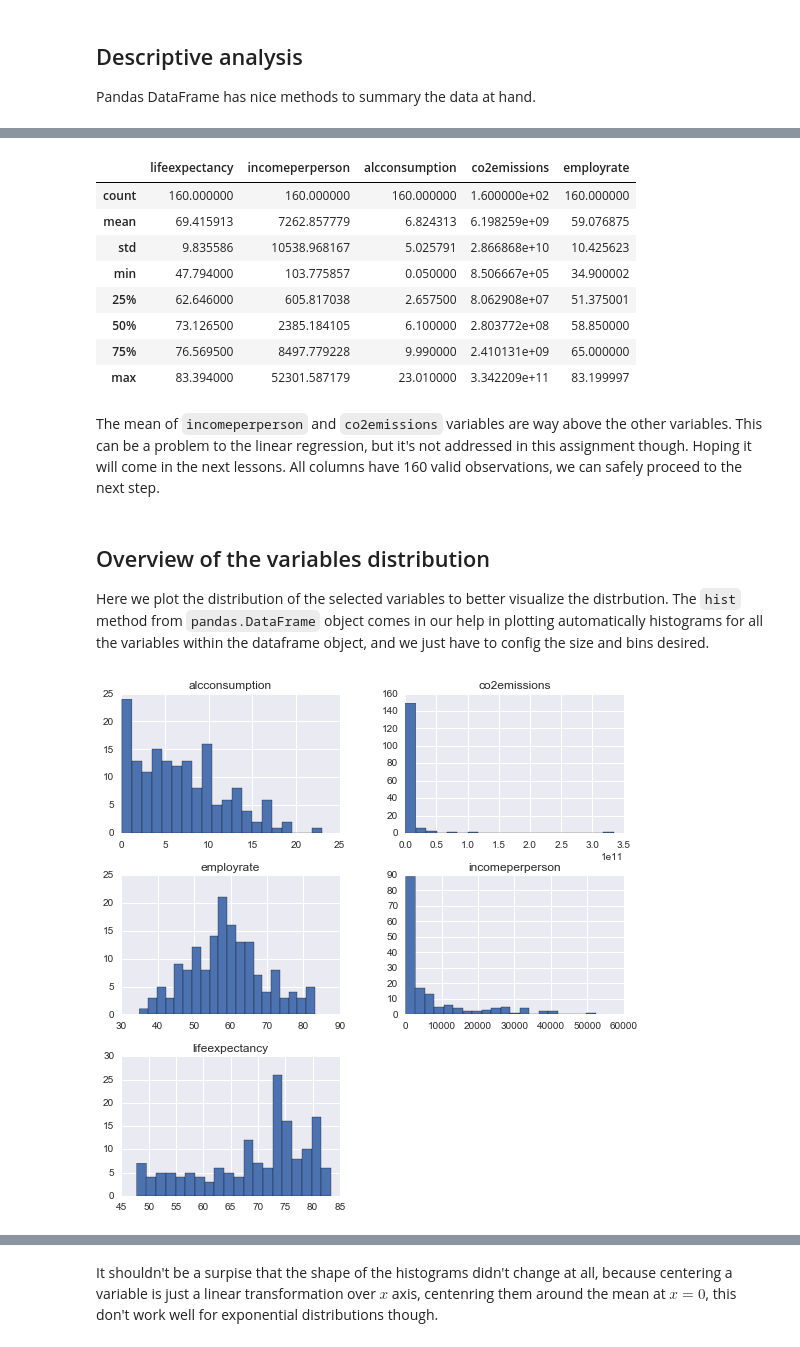
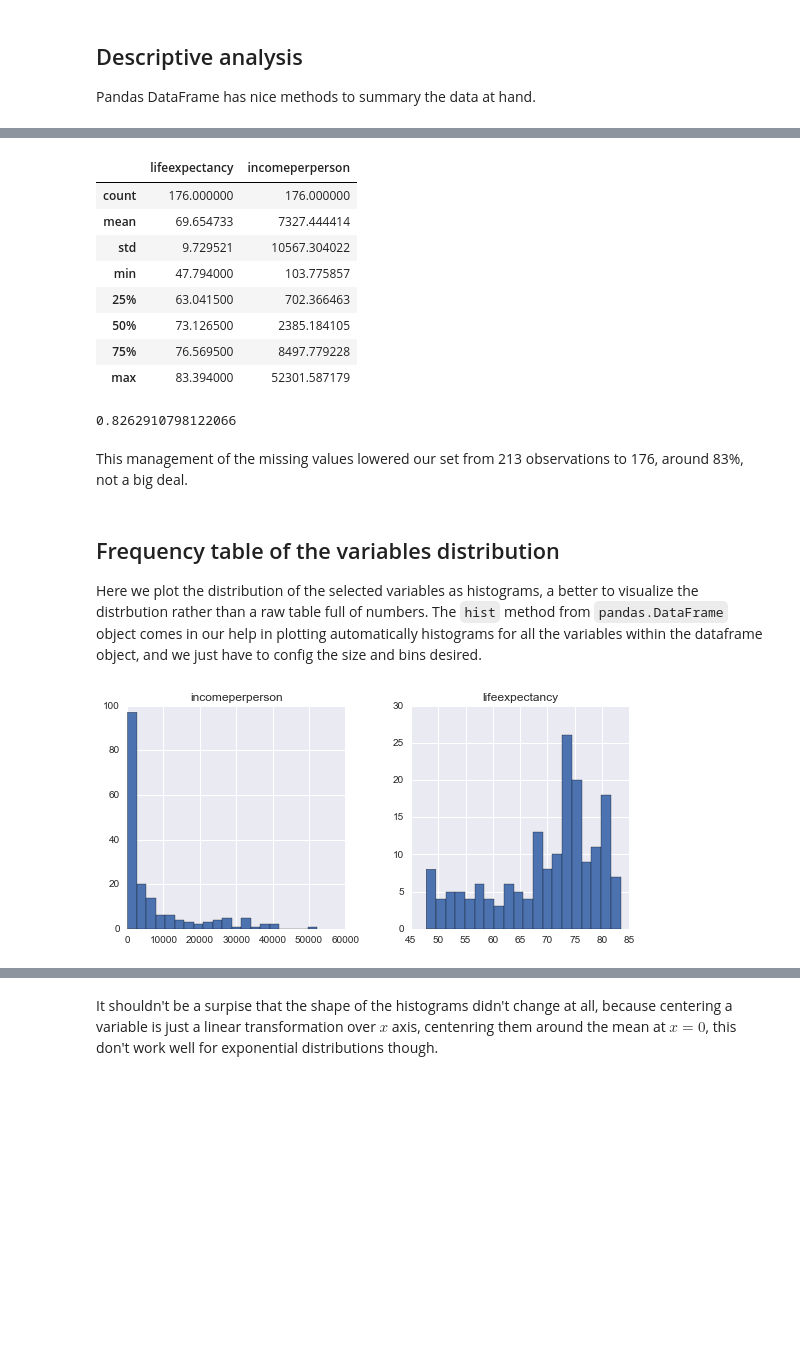
Before and after one commit to sergiosilvar/coursera_regression_modeling_practice, a Jupyter notebook: Week_2.ipynb, the cells around one changed output, grey strips where cells are left out. Drawn from its saved outputs; the diff is of its cells as text; code cells hidden in the pictures; blank space fills up the shorter version.

```diff
--- a/Week_2.ipynb
+++ b/Week_2.ipynb
@@ -115,6 +101,9 @@ It's clear this selection of explanatory variables don't give much information a
 
 Pandas DataFrame has nice methods to summary the data at hand.
 # %%
+# Subselecting only the variables chosen.
+df = df[['lifeexpectancy', 'incomeperperson']]
+
 # Concise summary about the structure of the data.
 df.info()
 # %% [output]
@@ -172,25 +153,29 @@ memory usage: 7.5+ KB
 # %%
 df.describe()
 # %% [output]
-|  | lifeexpectancy | incomeperperson | alcconsumption | co2emissions | employrate |
-| count | 160.000000 | 160.000000 | 160.000000 | 1.600000e+02 | 160.000000 |
-| mean | 69.415913 | 7262.857779 | 6.824313 | 6.198259e+09 | 59.076875 |
-| std | 9.835586 | 10538.968167 | 5.025791 | 2.866868e+10 | 10.425623 |
-| min | 47.794000 | 103.775857 | 0.050000 | 8.506667e+05 | 34.900002 |
-| 25% | 62.646000 | 605.817038 | 2.657500 | 8.062908e+07 | 51.375001 |
-| 50% | 73.126500 | 2385.184105 | 6.100000 | 2.803772e+08 | 58.850000 |
-| 75% | 76.569500 | 8497.779228 | 9.990000 | 2.410131e+09 | 65.000000 |
-| max | 83.394000 | 52301.587179 | 23.010000 | 3.342209e+11 | 83.199997 |
+|  | lifeexpectancy | incomeperperson |
+| count | 176.000000 | 176.000000 |
+| mean | 69.654733 | 7327.444414 |
+| std | 9.729521 | 10567.304022 |
+| min | 47.794000 | 103.775857 |
+| 25% | 63.041500 | 702.366463 |
+| 50% | 73.126500 | 2385.184105 |
+| 75% | 76.569500 | 8497.779228 |
+| max | 83.394000 | 52301.587179 |
-# %% [markdown]
-The mean of `incomeperperson` and `co2emissions` variables are way above the other variables. This can be a problem to the linear regression, but it's not addressed in this assignment though. Hoping it will come in the next lessons. All columns have 160 valid observations, we can safely proceed to the next step.
+# %%
+176/213
+# %% [output]
+0.8262910798122066
+# %% [markdown]
+This management of the missing values lowered our set from 213 observations to 176, around 83%, not a big deal.
 # %% [markdown]
-## Overview of the variables distribution
+## Frequency table of the variables distribution
 
-Here we plot the distribution of the selected variables to better visualize the distrbution. The `hist` method from `pandas.DataFrame` object comes in our help in plotting automatically histograms for all the variables within the dataframe object, and we just have to config the size and bins desired.
+Here we plot the distribution of the selected variables as histograms, a  better to visualize the distrbution rather than a raw table full of numbers. The `hist` method from `pandas.DataFrame` object comes in our help in plotting automatically histograms for all the variables within the dataframe object, and we just have to config the size and bins desired.
 # %%
-df.hist(bins=20, figsize=(9,9));
+df.hist(bins=20, figsize=(9,4));
 # %% [output]
-[figure, old version]
+[figure, new version]
 # %% [markdown]
 ## Centering the variables
 
```
Also changed, not shown: parts of 29 cells of this notebook, 1 other file.
